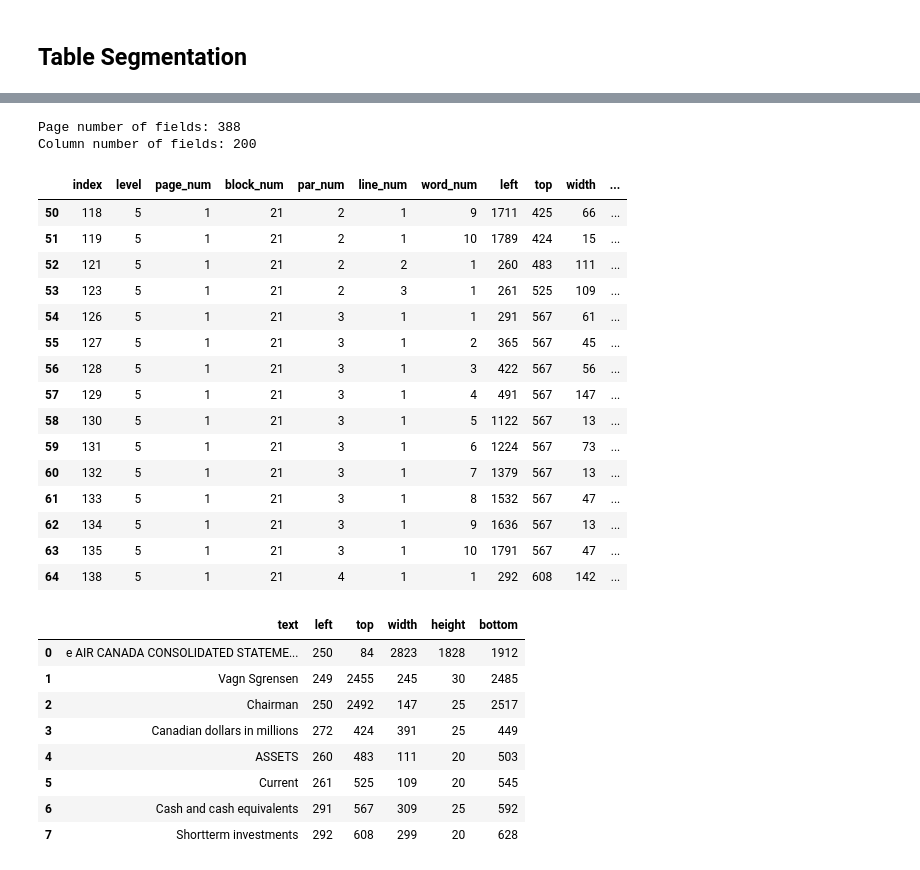
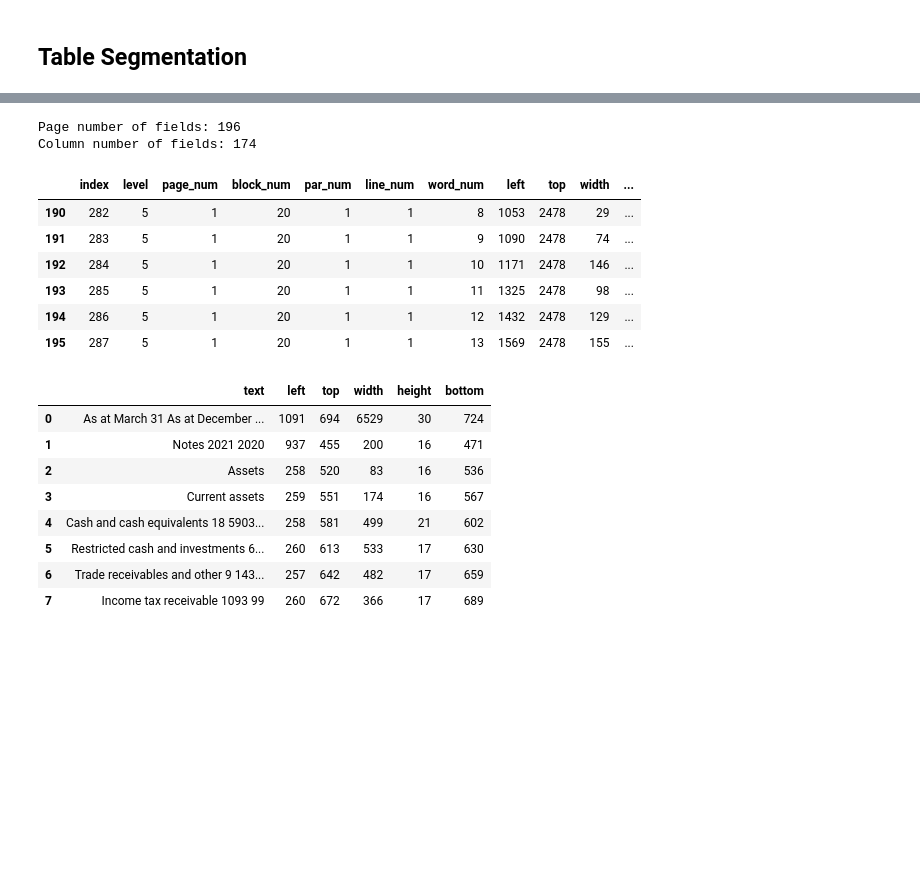
Before and after one commit to laubryan/FP-Robospreader, a Jupyter notebook: Final Project - Prototype.ipynb, the cells around one changed output, grey strips where cells are left out. Saved outputs shown, nothing was run; the diff lists cells and outputs as text; code cells hidden in the pictures; blank space fills up the shorter version.

```diff
--- a/Final Project - Prototype.ipynb
+++ b/Final Project - Prototype.ipynb
@@ -17,9 +17,10 @@ from transformers import DetrFeatureExtractor, TableTransformerForObjectDetectio
 # %%
 # Specify financial statement filename
 # statement_filename, page_index = "../statements/407 International - March 31 2021.pdf", 1
-statement_filename, page_index = "../statements/Air Canada - December 31 2019.pdf", 6
+# statement_filename, page_index = "../statements/Air Canada - December 31 2019.pdf", 6
 # statement_filename, page_index = "../statements/BCE - Financial Report - 2020-2022.pdf", 82
 # statement_filename, page_index = "../statements/Better Life Pharama Inc - Jan 31 Oct 31 2022.pdf", 2
+statement_filename, page_index = "../statements/NextGen Food Robotics Corp - 2022-04-30 - 2023-01-31..pdf", 2
 # statement_filename, page_index = "../statements/Rogers - Q1-2020.pdf", 3
 # statement_filename, page_index = "../statements/Starbucks - Annual Report - 2020.pdf", 53
 
@@ -127,7 +128,7 @@ def box_area(box):
 #
 # Check if bounding boxes overlap
 #
-def boxes_overlap(box1, box2, overlap_ratio=0.4):
+def boxes_overlap(box1, box2, overlap_ratio=0.1):
   dx = min(box1[2], box2[2]) - max(box1[0], box2[0])
   dy = min(box1[3], box2[3]) - max(box1[1], box2[1])
   area1 = (box1[2] - box1[0]) * (box1[3] - box1[1])
@@ -150,7 +151,7 @@ def is_box_in_list(box, list):
 # Segment table location
 #
 width, height = image.size
-location_results = feature_extractor.post_process_object_detection(tl_outputs, threshold=0.2, target_sizes=[(height, width)])[0]
+location_results = feature_extractor.post_process_object_detection(tl_outputs, threshold=0.1, target_sizes=[(height, width)])[0]
 
 # Extract table location
 padding = 5
@@ -171,7 +172,7 @@ target_sizes = [image.size[::-1]]
 ts_results = feature_extractor.post_process_object_detection(ts_outputs, threshold=0.7, target_sizes=target_sizes)[0]
 
 # Extract only columns
-max_column_area = (table_location[2] - table_location[0]) * (table_location[3] - table_location[1]) * 0.8
+max_column_area = (table_location[2] - table_location[0]) * (table_location[3] - table_location[1]) * 0.9
 print(f"Max column area: {max_column_area}")
 column_boxes = [box for box in ts_results['boxes'] if is_column(box) and box_area(box)<max_column_area]
 num_boxes = len(column_boxes)
@@ -217,48 +218,40 @@ Number of columns: 8
 # %%
 #
 # Get line item text
 #
 
 # OCR page text
 page_pd_ocr = pytesseract.image_to_data(image, output_type="data.frame")
 page_pd_ocr.dropna(subset=["text"], inplace=True)
 print(f"Page number of fields: {len(page_pd_ocr)}")
 
 # Calculate other position values
 page_pd_ocr["right"] = page_pd_ocr["left"] + page_pd_ocr["width"]
 page_pd_ocr["bottom"] = page_pd_ocr["top"] + page_pd_ocr["height"]
 page_pd_ocr.reset_index(inplace=True)
 
 # Filter first column (fc) elements
 fc_box = column_boxes[0]
 fc_pd = page_pd_ocr[(page_pd_ocr["right"]) < int(fc_box[2])] # Constrain to first column
+fc_pd = page_pd_ocr[(page_pd_ocr["top"]) >= int(table_location[1])] # Constrain to table
 fc_pd = fc_pd.dropna(subset=["text"]) # Drop NaN rows
 fc_pd = fc_pd[fc_pd["text"].str.isspace() & fc_pd["text"] != ""] # Drop rows that have blank text
 fc_pd.reset_index(inplace=True)
 print(f"Column number of fields: {len(fc_pd)}")
 
 # Display some of the fields
-field_index = 50
+field_index = 190
 page_pd_ocr[field_index:field_index+15]
 # %% [output]
-Page number of fields: 388
-Column number of fields: 200
+Page number of fields: 196
+Column number of fields: 174
 |  | index | level | page_num | block_num | par_num | line_num | word_num | left | top | width | ... |
-| 50 | 118 | 5 | 1 | 21 | 2 | 1 | 9 | 1711 | 425 | 66 | ... |
-| 51 | 119 | 5 | 1 | 21 | 2 | 1 | 10 | 1789 | 424 | 15 | ... |
-| 52 | 121 | 5 | 1 | 21 | 2 | 2 | 1 | 260 | 483 | 111 | ... |
-| 53 | 123 | 5 | 1 | 21 | 2 | 3 | 1 | 261 | 525 | 109 | ... |
-| 54 | 126 | 5 | 1 | 21 | 3 | 1 | 1 | 291 | 567 | 61 | ... |
-| 55 | 127 | 5 | 1 | 21 | 3 | 1 | 2 | 365 | 567 | 45 | ... |
-| 56 | 128 | 5 | 1 | 21 | 3 | 1 | 3 | 422 | 567 | 56 | ... |
-| 57 | 129 | 5 | 1 | 21 | 3 | 1 | 4 | 491 | 567 | 147 | ... |
-| 58 | 130 | 5 | 1 | 21 | 3 | 1 | 5 | 1122 | 567 | 13 | ... |
-| 59 | 131 | 5 | 1 | 21 | 3 | 1 | 6 | 1224 | 567 | 73 | ... |
-| 60 | 132 | 5 | 1 | 21 | 3 | 1 | 7 | 1379 | 567 | 13 | ... |
-| 61 | 133 | 5 | 1 | 21 | 3 | 1 | 8 | 1532 | 567 | 47 | ... |
-| 62 | 134 | 5 | 1 | 21 | 3 | 1 | 9 | 1636 | 567 | 13 | ... |
-| 63 | 135 | 5 | 1 | 21 | 3 | 1 | 10 | 1791 | 567 | 47 | ... |
-| 64 | 138 | 5 | 1 | 21 | 4 | 1 | 1 | 292 | 608 | 142 | ... |
+| 190 | 282 | 5 | 1 | 20 | 1 | 1 | 8 | 1053 | 2478 | 29 | ... |
+| 191 | 283 | 5 | 1 | 20 | 1 | 1 | 9 | 1090 | 2478 | 74 | ... |
+| 192 | 284 | 5 | 1 | 20 | 1 | 1 | 10 | 1171 | 2478 | 146 | ... |
+| 193 | 285 | 5 | 1 | 20 | 1 | 1 | 11 | 1325 | 2478 | 98 | ... |
+| 194 | 286 | 5 | 1 | 20 | 1 | 1 | 12 | 1432 | 2478 | 129 | ... |
+| 195 | 287 | 5 | 1 | 20 | 1 | 1 | 13 | 1569 | 2478 | 155 | ... |
 # %%
 # Concatenate words and widths
 line_item_labels_pd = fc_pd
@@ -272,7 +265,7 @@ line_item_labels_pd["bottom"] = line_item_labels_pd["top"] + line_item_labels_pd
 
 # Strip non-alphanumeric chars
 inter_word_gap = 5
-line_item_labels_pd["text"].replace(r"[^0-9a-zA-Z ]+", "", regex=True, inplace=True)
+line_item_labels_pd["text"].replace(r"[^0-9a-zA-Z- ]+", "", regex=True, inplace=True)
 
 # Drop non-essential columns
 line_item_labels_pd.drop(columns=["par_num", "line_num"], inplace=True)
@@ -289,14 +282,14 @@ num_item_labels = len(line_item_labels_pd)
 line_item_labels_pd.head(8)
 # %% [output]
 |  | text | left | top | width | height | bottom |
-| 0 | e AIR CANADA CONSOLIDATED STATEME... | 250 | 84 | 2823 | 1828 | 1912 |
-| 1 | Vagn Sgrensen | 249 | 2455 | 245 | 30 | 2485 |
-| 2 | Chairman | 250 | 2492 | 147 | 25 | 2517 |
-| 3 | Canadian dollars in millions | 272 | 424 | 391 | 25 | 449 |
-| 4 | ASSETS | 260 | 483 | 111 | 20 | 503 |
-| 5 | Current | 261 | 525 | 109 | 20 | 545 |
-| 6 | Cash and cash equivalents | 291 | 567 | 309 | 25 | 592 |
-| 7 | Shortterm investments | 292 | 608 | 299 | 20 | 628 |
+| 0 | As at March 31 As at December ... | 1091 | 694 | 6529 | 30 | 724 |
+| 1 | Notes 2021 2020 | 937 | 455 | 200 | 16 | 471 |
+| 2 | Assets | 258 | 520 | 83 | 16 | 536 |
+| 3 | Current assets | 259 | 551 | 174 | 16 | 567 |
+| 4 | Cash and cash equivalents 18 5903... | 258 | 581 | 499 | 21 | 602 |
+| 5 | Restricted cash and investments 6... | 260 | 613 | 533 | 17 | 630 |
+| 6 | Trade receivables and other 9 143... | 257 | 642 | 482 | 17 | 659 |
+| 7 | Income tax receivable 1093 99 | 260 | 672 | 366 | 17 | 689 |
 # %%
 #
 # Extract line elements for the designated column
```
Also changed, not shown: parts of 7 cells of this notebook, 5 other files.
